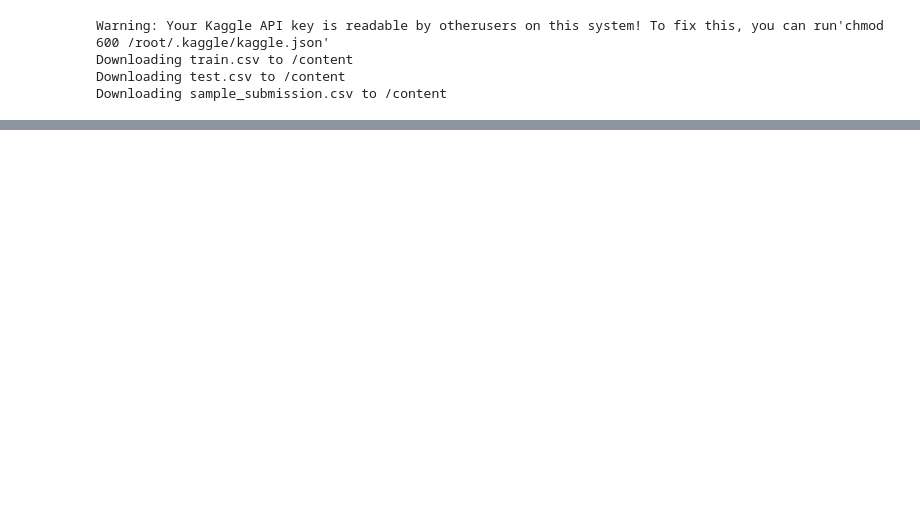
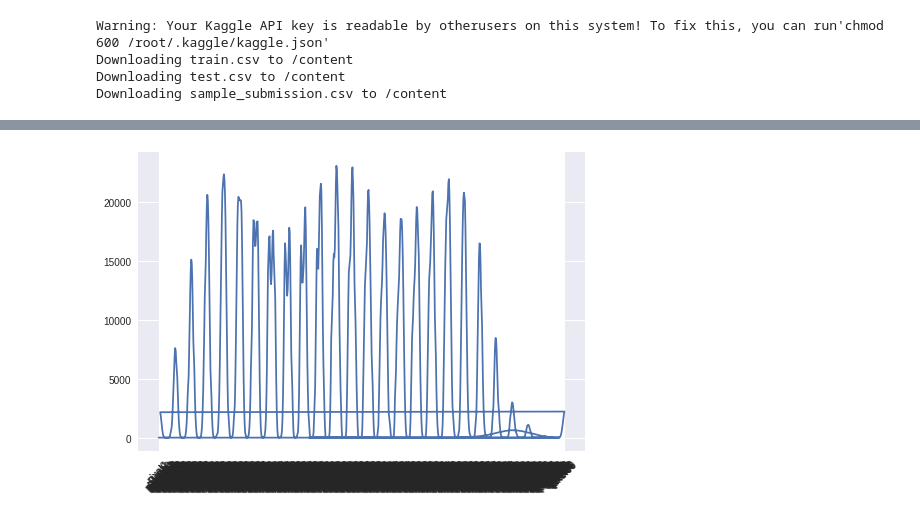
Before and after one commit to shivam-kotwalia/data-science-project, a Jupyter notebook: Visualize_CNN_with_keras.ipynb, the cells around one changed output, grey strips where cells are left out. Drawn from its saved outputs; the diff is of its cells as text; code cells hidden in the pictures; blank space fills up the shorter version.

```diff
--- a/Visualize_CNN_with_keras.ipynb
+++ b/Visualize_CNN_with_keras.ipynb
@@ -40,3 +52,6 @@ Warning: Your Kaggle API key is readable by otherusers on this system! To fix th
 Downloading train.csv to /content
 Downloading test.csv to /content
 Downloading sample_submission.csv to /content
+# %%
+df_train = pd.read_csv("train.csv")
+df_test = pd.read_csv("test.csv")
@@ -42,0 +70,9 @@ Downloading sample_submission.csv to /content
+# %%
+x_train = df_train.drop(columns=["label"])
+y_train = df_train[["label"]]
+# %%
+plt.plot((x_train/255.0).sum(axis=0))
+plt.xticks(rotation=45)
+plt.show()
+# %% [output]
+[figure, added]
```
Also changed, not shown: parts of 15 cells of this notebook.
